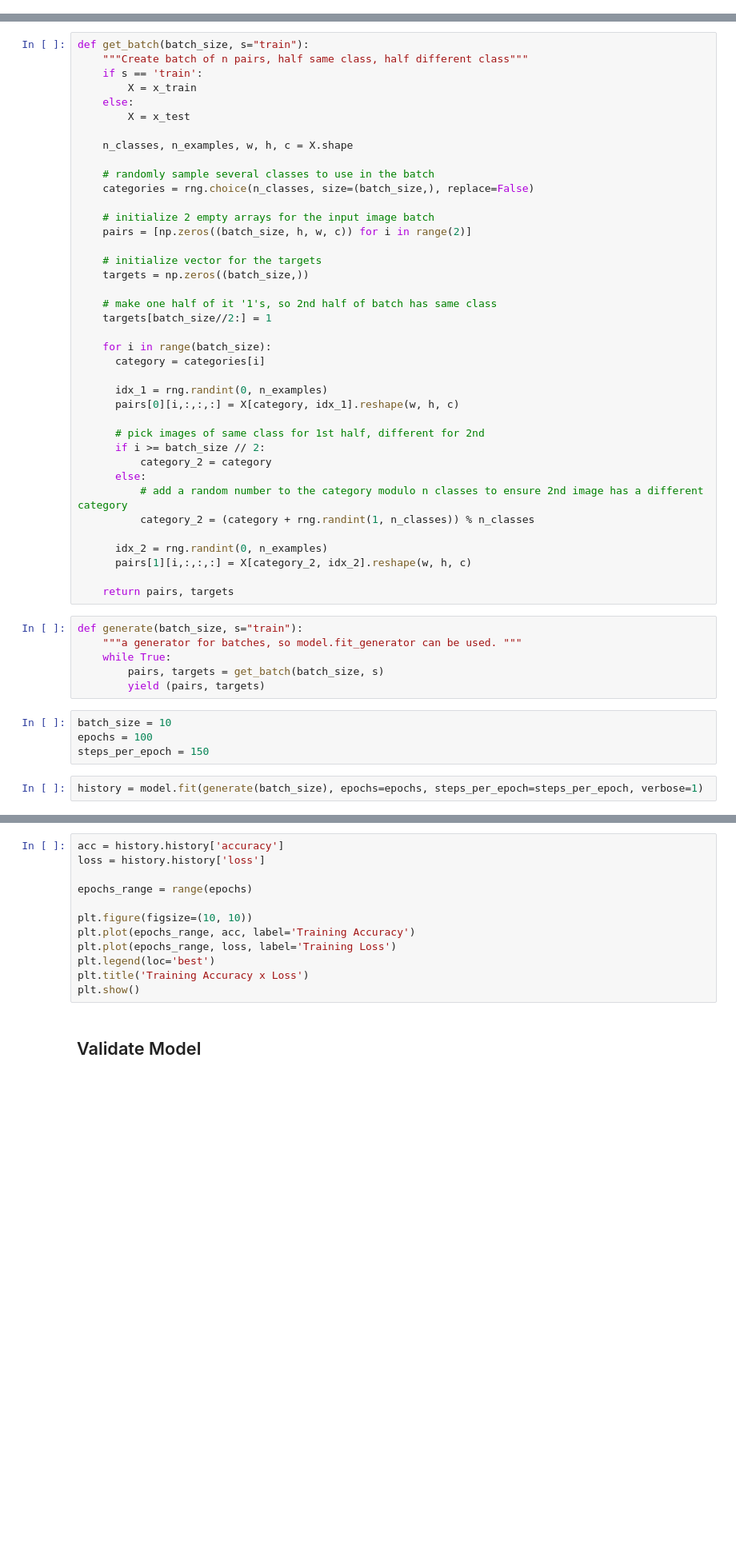
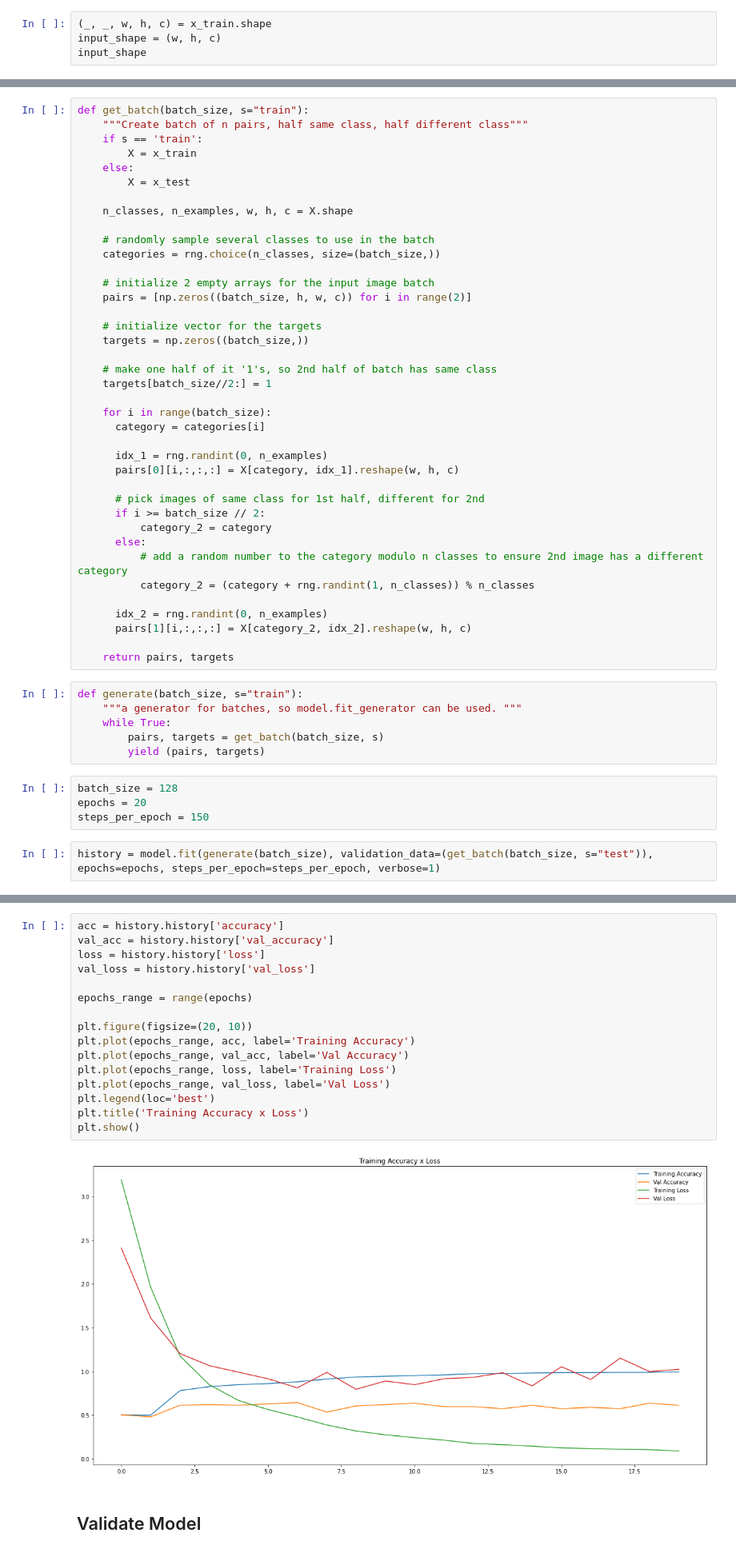
Before and after one commit to Gutomz/Emptio_API-Product-Recognition, a Jupyter notebook: siamese_network_train.ipynb, the cells around one changed output, grey strips where cells are left out. Shown: that part at 80% size. Saved outputs shown, nothing was run; the diff lists cells and outputs as text; blank space fills up the shorter version.

Commit message:
Working Model

```diff
--- a/siamese_network_train.ipynb
+++ b/siamese_network_train.ipynb
@@ -138,3 +238,7 @@ plt.imshow(x_train_master[index])
 class_names[int(y_train_master[index])]
 # %% [markdown]
 ## Load Siamese Model
+# %%
+(_, _, w, h, c) = x_train.shape
+input_shape = (w, h, c)
+input_shape
@@ -249,7 +372,7 @@ def get_batch(batch_size, s="train"):
     n_classes, n_examples, w, h, c = X.shape
 
     # randomly sample several classes to use in the batch
-    categories = rng.choice(n_classes, size=(batch_size,), replace=False)
+    categories = rng.choice(n_classes, size=(batch_size,))
 
     # initialize 2 empty arrays for the input image batch
     pairs = [np.zeros((batch_size, h, w, c)) for i in range(2)]
@@ -284,9 +407,9 @@ def generate(batch_size, s="train"):
         pairs, targets = get_batch(batch_size, s)
         yield (pairs, targets)
 # %%
-batch_size = 10
-epochs = 100
+batch_size = 128
+epochs = 20
 steps_per_epoch = 150
 # %%
-history = model.fit(generate(batch_size), epochs=epochs, steps_per_epoch=steps_per_epoch, verbose=1)
+history = model.fit(generate(batch_size), validation_data=(get_batch(batch_size, s="test")), epochs=epochs, steps_per_epoch=steps_per_epoch, verbose=1)
 # %% [output]
@@ -310,15 +433,21 @@ Epoch 100/100
 # %%
 acc = history.history['accuracy']
+val_acc = history.history['val_accuracy']
 loss = history.history['loss']
+val_loss = history.history['val_loss']
 
 epochs_range = range(epochs)
 
-plt.figure(figsize=(10, 10))
+plt.figure(figsize=(20, 10))
 plt.plot(epochs_range, acc, label='Training Accuracy')
+plt.plot(epochs_range, val_acc, label='Val Accuracy')
 plt.plot(epochs_range, loss, label='Training Loss')
+plt.plot(epochs_range, val_loss, label='Val Loss')
 plt.legend(loc='best')
 plt.title('Training Accuracy x Loss')
 plt.show()
+# %% [output]
+[figure, added]
 # %% [markdown]
 ## Validate Model
 # %%
```
Also changed, not shown: parts of 60 cells of this notebook, 6 other files.
